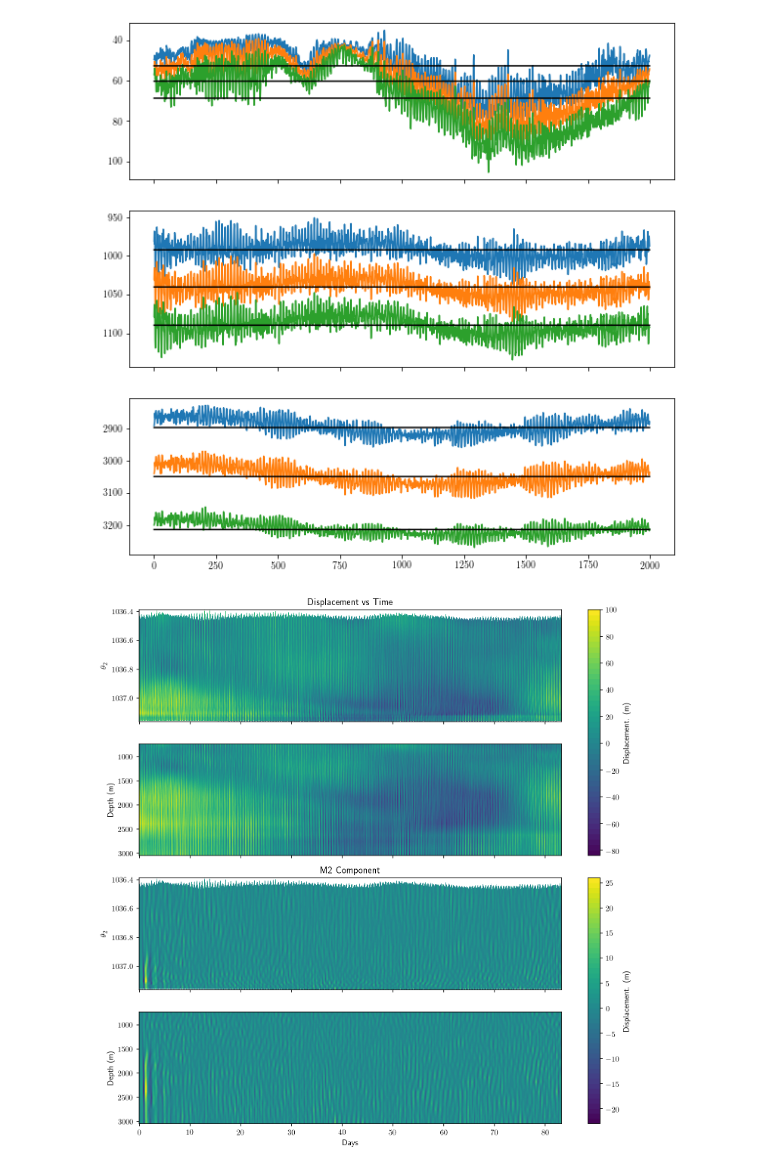
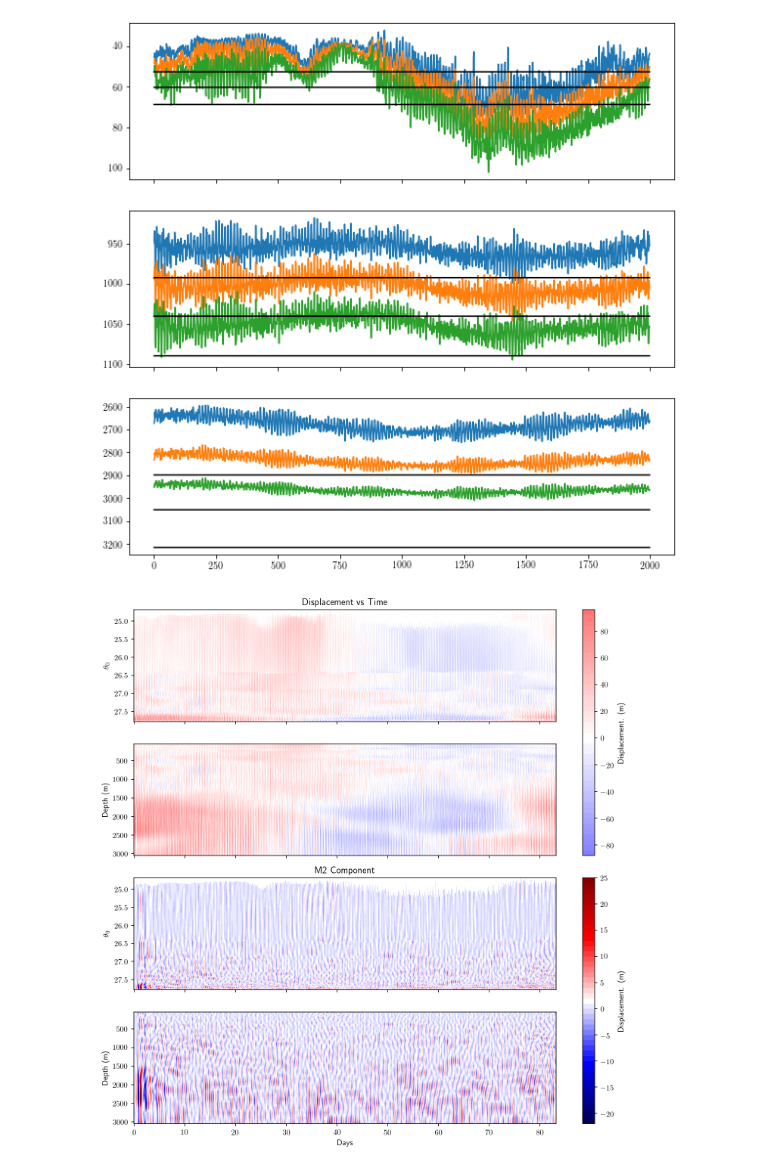
Before and after one commit to jpdef/internalwaves, a Jupyter notebook: IW/notebooks/LLC/LLC_EOF.ipynb, the cells around one changed output. Saved outputs shown, nothing was run; the diff lists cells and outputs as text; code cells hidden in the pictures.

```diff
--- a/IW/notebooks/LLC/LLC_EOF.ipynb
+++ b/IW/notebooks/LLC/LLC_EOF.ipynb
@@ -25,11 +25,16 @@ sl = (slice(0,2000),DSL,slice(2,3),slice(2,3))
 N2 = extract_node(table,'N2')[sl]
 T  = extract_node(table,'T')[sl]
 S  = extract_node(table,'S')[sl]
+R  = extract_node(table,'R')[sl]
 W  = extract_node(table,'W')[sl]*100
 Z  = extract_node(table,'z').flatten()[sl[1]]
+#P  = sw.eos80.pres(Z,30)
 
 #Compute Density from state variables
-RP = sw.eos80.dens(S,T,2000)
+#RP = sw.eos80.dens(S,T,2000)
+#RP  = sw.eos80.pden(S,T,P,pr=0)
+#RP  = sw.eos80.dens(S,T,0)
+
 
 TIME   = extract_node(table,'time').flatten()[sl[0]]
 LAT    = extract_node(table,'lat')[:,0][sl[2]]
@@ -51,13 +56,12 @@ Compute means
 N2_mean = np.mean(N2,axis=(0,2,3))
 T_mean  = np.mean(T,axis=(0,2,3))
 S_mean  = np.mean(S,axis=(0,2,3))
-R_mean  = sw.eos80.dens(S_mean,T_mean,2000)
-#R_mean  = sw.eos80.pden(S_mean[DSL],T_mean[DSL],Z[DSL],pr=2000)
+R_mean  = np.mean(R,axis=(0,2,3))
 
 
 #Create a function that is depth as a function of the mean density
 zofr = interp.InterpolatedUnivariateSpline(R_mean,Z)
-DZ   = AX['z'] - zofr(RP)
+DZ   = AX['z'] - zofr(R)
 # %%
 """
 M2 band pass filter
@@ -139,32 +143,32 @@ ax[2].invert_yaxis()
 
 f.set_size_inches(10,10)
 # %% [output]
-[figure, old version]
+[figure, new version]
 # %%
 f,ax = plt.subplots(4,1,sharex=True)
-s = (slice(0,-1),slice(30,-3),0,0)
-p0=ax[0].contourf(AX[s]['t']/24,RP[s],DZ[s],levels=50)
-p1=ax[1].contourf(AX[s]['t']/24,AX[s]['z'],DZ[s],levels=50)
-p2=ax[2].contourf(AX[s]['t']/24,RP[s],DZB[s],levels=50)
-p3=ax[3].contourf(AX[s]['t']/24,AX[s]['z'],DZB[s],levels=50)
+s = (slice(0,-1),slice(0,-3),0,0)
+p0=ax[0].contourf(AX[s]['t']/24,RP[s],DZ[s],levels=50,cmap='seismic',vmin=-350,vmax=350)
+p1=ax[1].contourf(AX[s]['t']/24,AX[s]['z'],DZ[s],levels=50,cmap='seismic',vmin=-350,vmax=350)
+p2=ax[2].contourf(AX[s]['t']/24,RP[s],DZB[s],levels=50,cmap='seismic')
+p3=ax[3].contourf(AX[s]['t']/24,AX[s]['z'],DZB[s],levels=50,cmap='seismic')
 
 for a in ax.ravel():
     a.invert_yaxis()
 
 ax[0].set_title("Displacement vs Time")
-ax[0].set_ylabel(r'$\theta_2$')
+ax[0].set_ylabel(r'$\theta_0$')
 ax[1].set_ylabel('Depth (m)')
 
 ax[2].set_title("M2 Component")
-ax[2].set_ylabel(r'$\theta_2$')
+ax[2].set_ylabel(r'$\theta_0$')
 ax[3].set_ylabel('Depth (m)')
 ax[3].set_xlabel('Days')
 f.colorbar(p0,ax=ax[:2],label="Displacement. (m)")
 f.colorbar(p2,ax=ax[2:],label="Displacement. (m)")
 f.set_size_inches(12,12)
 f.set_dpi(150)
 # %% [output]
-[figure, old version]
+[figure, new version]
 # %%
 f,ax = plt.subplots(2,1,sharex=True)
 s = (slice(0,2000),slice(30,-1),0,0)
```
Also changed, not shown: parts of 9 cells of this notebook, 14 other files.
